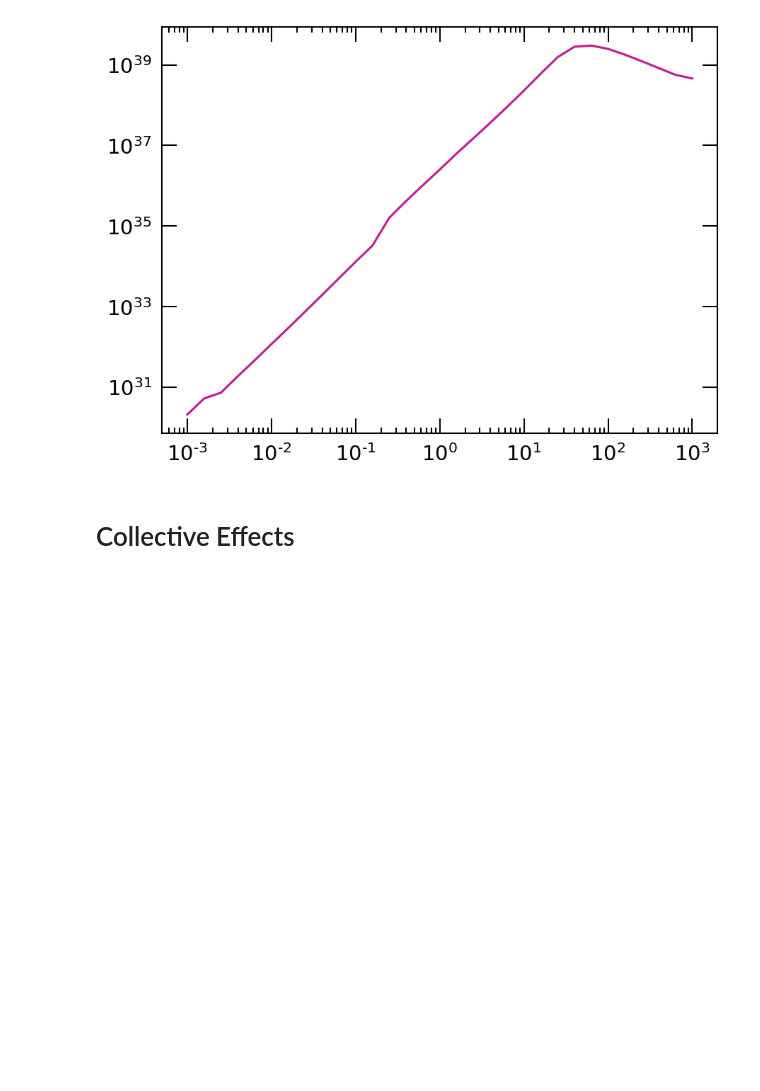
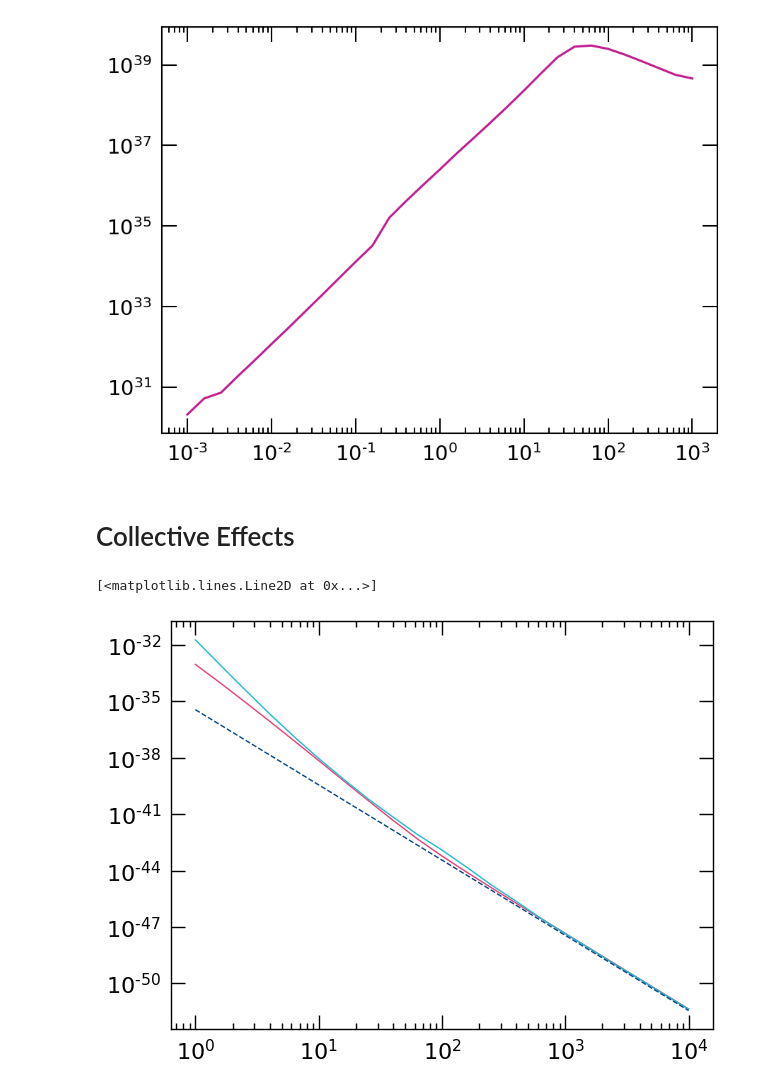
Before and after one commit to mvirgato/WD_e_capture, a Jupyter notebook: plots_cratedn_full.ipynb, the cells around one changed output. Drawn from its saved outputs; the diff is of its cells as text; code cells hidden in the pictures; blank space fills up the shorter version.

```diff
--- a/plots_cratedn_full.ipynb
+++ b/plots_cratedn_full.ipynb
@@ -33,6 +33,8 @@ sTOinveV = 1. / (6.582119514e-22)
 
 cspeed = 3e8 #m/s
 me = 0.511
+
+alphaEM = 1/137.0
 # %% [markdown]
 # Plotters
 # %%
@@ -1134,4 +1136,29 @@ def sigma5(mDM, lam):
     dsdcint = beta(s0, mDM) * M2int / (16.0 * np.pi * (2.0 * s0 * beta(s0, mDM) - gamma(s0, mDM)**2))
 
     return dcdt * dsdcint/lam**4
+
+def s5_alt(mDM, mX, gDM):
+
+    gSM2 = alphaEM * 4.0 * np.pi
+    prefac = gDM * gSM2 /np.pi
+
+    red_mass = mDM * me / (mDM + me)
+
+    return prefac * red_mass**2 / ((alphaEM * me)**2 + mX**2)**2
+# %%
+gDM0 = np.sqrt(CgeomWD(mchi)/C_0/10.0)
+gDM_coll = np.sqrt(CgeomWD(mchi)/C_coll/10.0)
+gDM_NPB = np.sqrt(CgeomWD(mchi)/C_NPB/10.0)
+
+y1 = s5_alt(mchi, 2.0 * mchi, gDM_NPB)*(inveVTOm * mTOcm)**2
+plt.loglog(mchi, s5_alt(mchi, 2.0 * mchi, gDM0)*(inveVTOm * mTOcm)**2)
+plt.loglog(mchi, s5_alt(mchi, 2.0 * mchi, gDM_coll)*(inveVTOm * mTOcm)**2)
+# plt.loglog(mchi, s5_alt(mchi, 2.0 * mchi, gDM_NPB)*(inveVTOm * mTOcm)**2)
+
+
+y2 = (np.log10(y1[-1]) - np.log10(y1[10]))/(np.log10(mchi[-1]) - np.log10(mchi[10])) * (np.log10(mchi) - np.log10(mchi[10])) + np.log10(y1[10])
+plt.loglog(mchi, 10**y2, ls = '--')
+# %% [output]
+[<matplotlib.lines.Line2D at 0x...>]
+[figure, added]
 # %%
```
Also changed, not shown: parts of 4 cells of this notebook, 22 other files.
